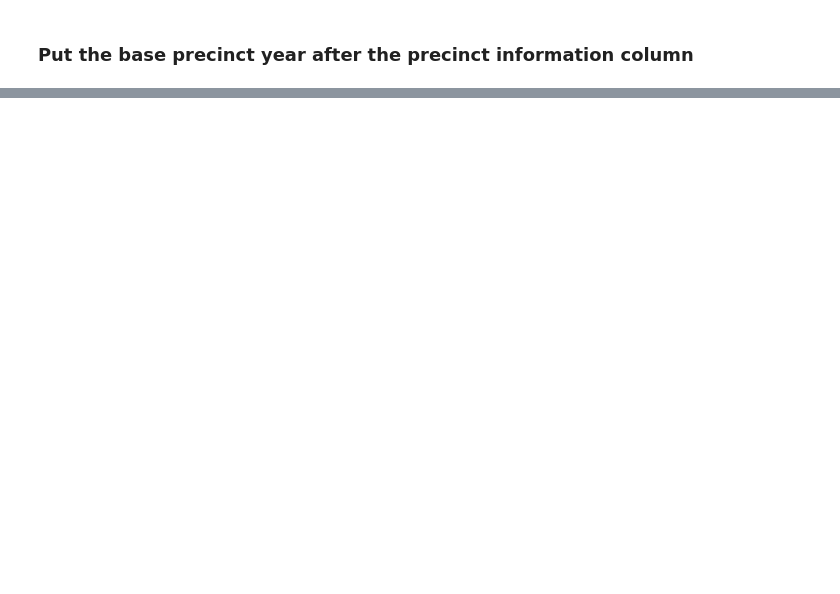
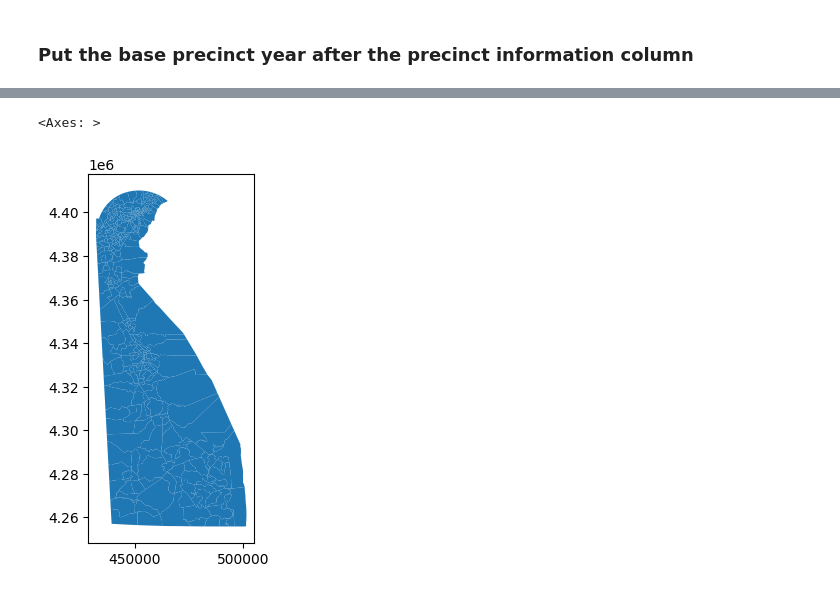
Before and after one commit to eveomett-states/Delaware, a Jupyter notebook: de.ipynb, the cells around one changed output, grey strips where cells are left out. Drawn from its saved outputs; the diff is of its cells as text; code cells hidden in the pictures; blank space fills up the shorter version.

```diff
--- a/de.ipynb
+++ b/de.ipynb
@@ -390,0 +445,7 @@ graph.to_json("./{}/{}.json".format(state_ab, state_ab))
+# %%
+shapefile_path = "./{}/{}.shp".format(state_ab, state_ab)
+shape=gpd.read_file(shapefile_path)
+shape.plot()
+# %% [output]
+<Axes: >
+[figure, added]
```
Also changed, not shown: parts of 78 cells of this notebook, 2 other files.
